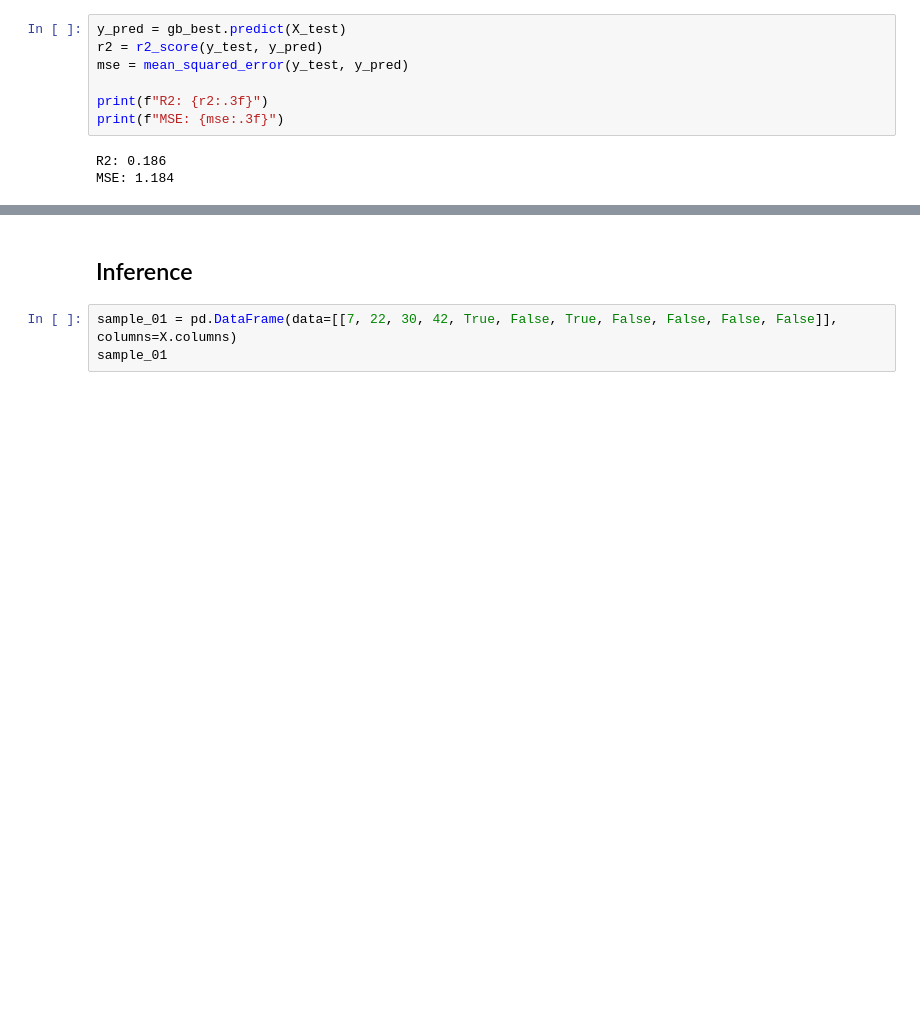
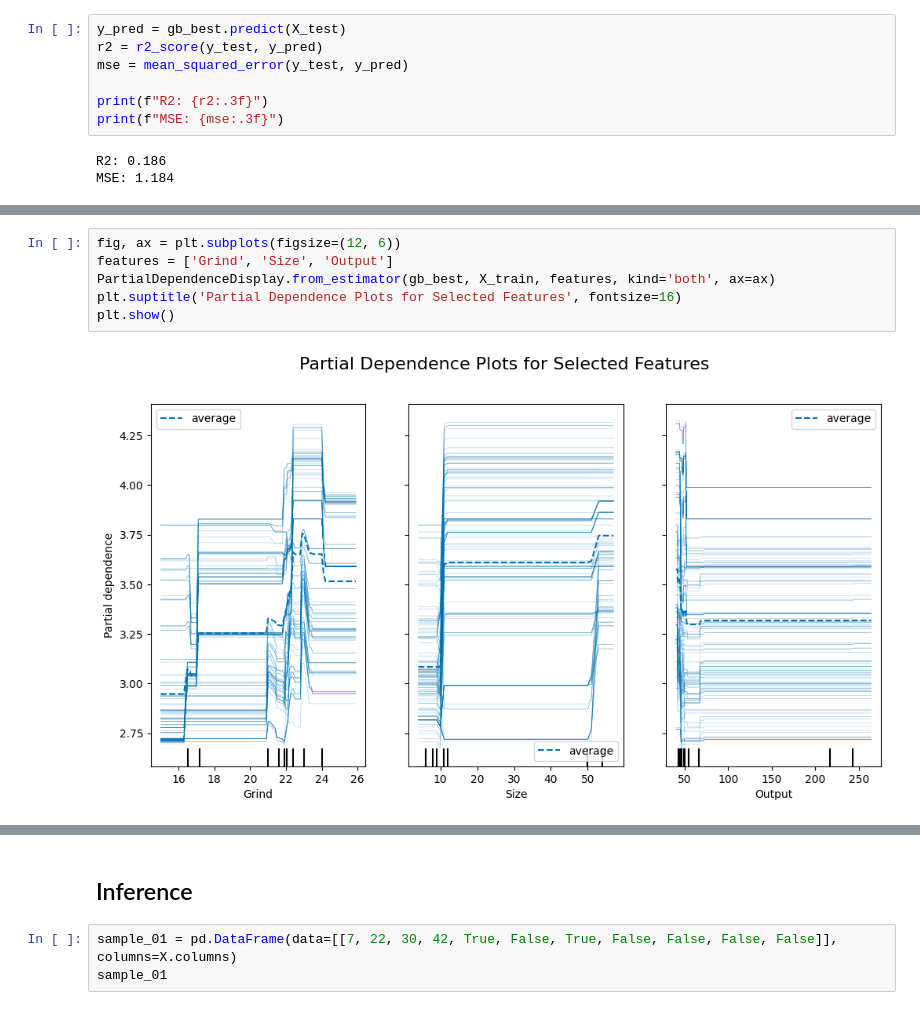
Before and after one commit to moscmh/coffee, a Jupyter notebook: coffee.ipynb, the cells around one changed output, grey strips where cells are left out. Saved outputs shown, nothing was run; the diff lists cells and outputs as text; blank space fills up the shorter version.

```diff
--- a/coffee.ipynb
+++ b/coffee.ipynb
@@ -250,0 +286,8 @@ MSE: 1.184
+# %%
+fig, ax = plt.subplots(figsize=(12, 6))
+features = ['Grind', 'Size', 'Output']
+PartialDependenceDisplay.from_estimator(gb_best, X_train, features, kind='both', ax=ax)
+plt.suptitle('Partial Dependence Plots for Selected Features', fontsize=16)
+plt.show()
+# %% [output]
+[figure, added]
```
Also changed, not shown: parts of 12 cells of this notebook.
